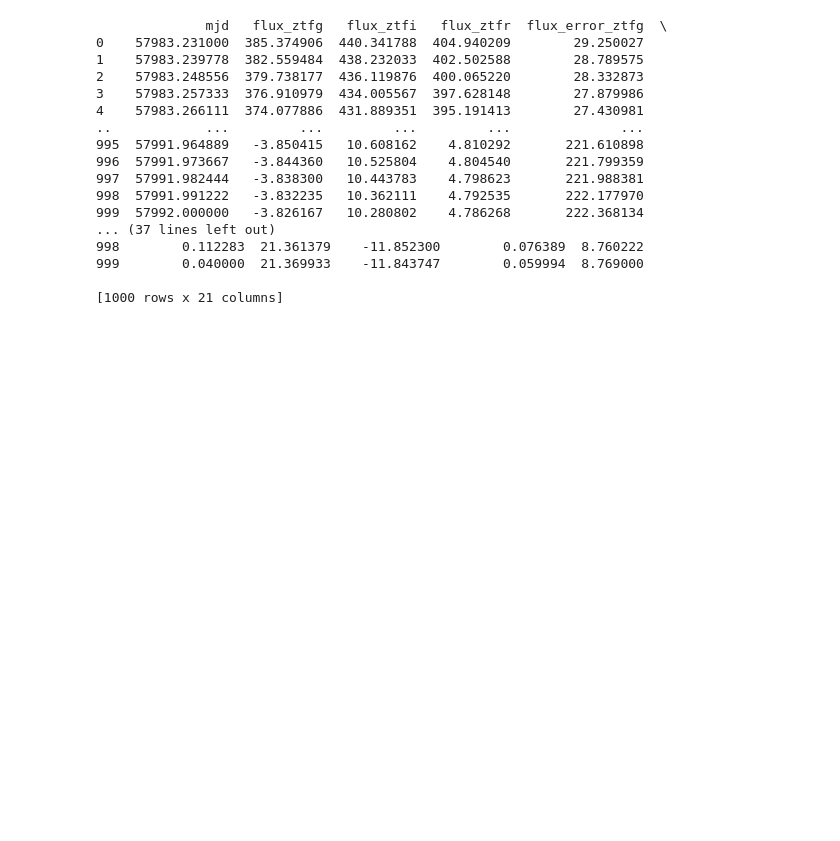
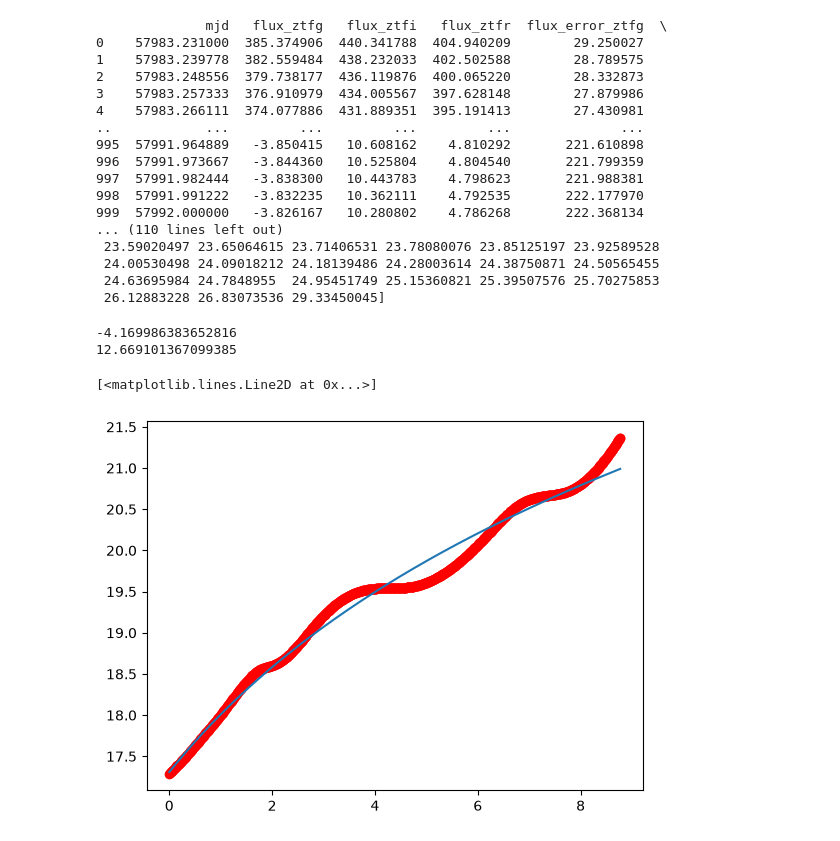
Before and after one commit to NickGunder/AT2017gfo-Code, a Jupyter notebook: MCMC_Kilonova.ipynb, the cells around one changed output. Saved outputs shown, nothing was run; the diff lists cells and outputs as text; code cells hidden in the pictures; blank space fills up the shorter version.

```diff
--- a/MCMC_Kilonova.ipynb
+++ b/MCMC_Kilonova.ipynb
@@ -10,6 +11,24 @@ lightcurves = pd.read_csv('imposter_gp_lightcurves.csv')
 at2017 = lightcurves[lightcurves["obj_id"] == 'AT2017gfo']
 
 print(at2017)
+
+t_ref = at2017['mjd'].tolist()
+t_0 = at2017['mjd_0'].tolist()
+lum1 = at2017['mag_ztfi'].to_numpy()
+lum2 = at2017['mag_ztfr'].to_numpy()
+lum3 = at2017['mag_ztfg'].to_numpy()
+
+t_ref = np.array(t_ref)
+t_0 = np.array(t_0)
+lum1 = np.array(lum1)
+lum2 = np.array(lum2)
+lum3 = np.array(lum3)
+
+t = t_ref - t_0
+
+lum3 = lum3[~np.isnan(lum3)]
+
+print(lum3)
 # %% [output]
               mjd   flux_ztfg   flux_ztfi   flux_ztfr  flux_error_ztfg  \
 0    57983.231000  385.374906  440.341788  404.940209        29.250027
@@ -23,8 +42,35 @@ print(at2017)
 997  57991.982444   -3.838300   10.443783    4.798623       221.988381
 998  57991.991222   -3.832235   10.362111    4.792535       222.177970
 999  57992.000000   -3.826167   10.280802    4.786268       222.368134
-... (37 lines left out)
-998        0.112283  21.361379    -11.852300        0.076389  8.760222
-999        0.040000  21.369933    -11.843747        0.059994  8.769000
-
-[1000 rows x 21 columns]
+... (110 lines left out)
+ 23.59020497 23.65064615 23.71406531 23.78080076 23.85125197 23.92589528
+ 24.00530498 24.09018212 24.18139486 24.28003614 24.38750871 24.50565455
+ 24.63695984 24.7848955  24.95451749 25.15360821 25.39507576 25.70275853
+ 26.12883228 26.83073536 29.33450045]
+# %%
+def power_law(t, t_0, M):
+    y_vals = M + 3.25 * np.log(t - t_0)
+    return y_vals
+# %%
+init_guess = [np.min(t)-1, np.mean(lum1)]
+
+bounds = ([-np.inf, -np.inf],
+          [np.min(t) - 1e-8, np.inf])
+
+popt_lum1, pcov_lum1 = curve_fit(power_law, t, lum1, p0=init_guess, bounds=bounds)
+# %%
+t_0_fit_lum1, M_fit_lum1 = popt_lum1
+
+print(t_0_fit_lum1)
+print(M_fit_lum1)
+
+y_lum1 = power_law(t, t_0_fit_lum1, M_fit_lum1)
+
+fig, axs = plt.subplots()
+axs.scatter(t, lum1, color = 'r')
+axs.plot(t, y_lum1)
+# %% [output]
+-4.169986383652816
+12.669101367099385
+[<matplotlib.lines.Line2D at 0x...>]
+[figure, added]
```
Also changed, not shown: parts of 15 cells of this notebook.
